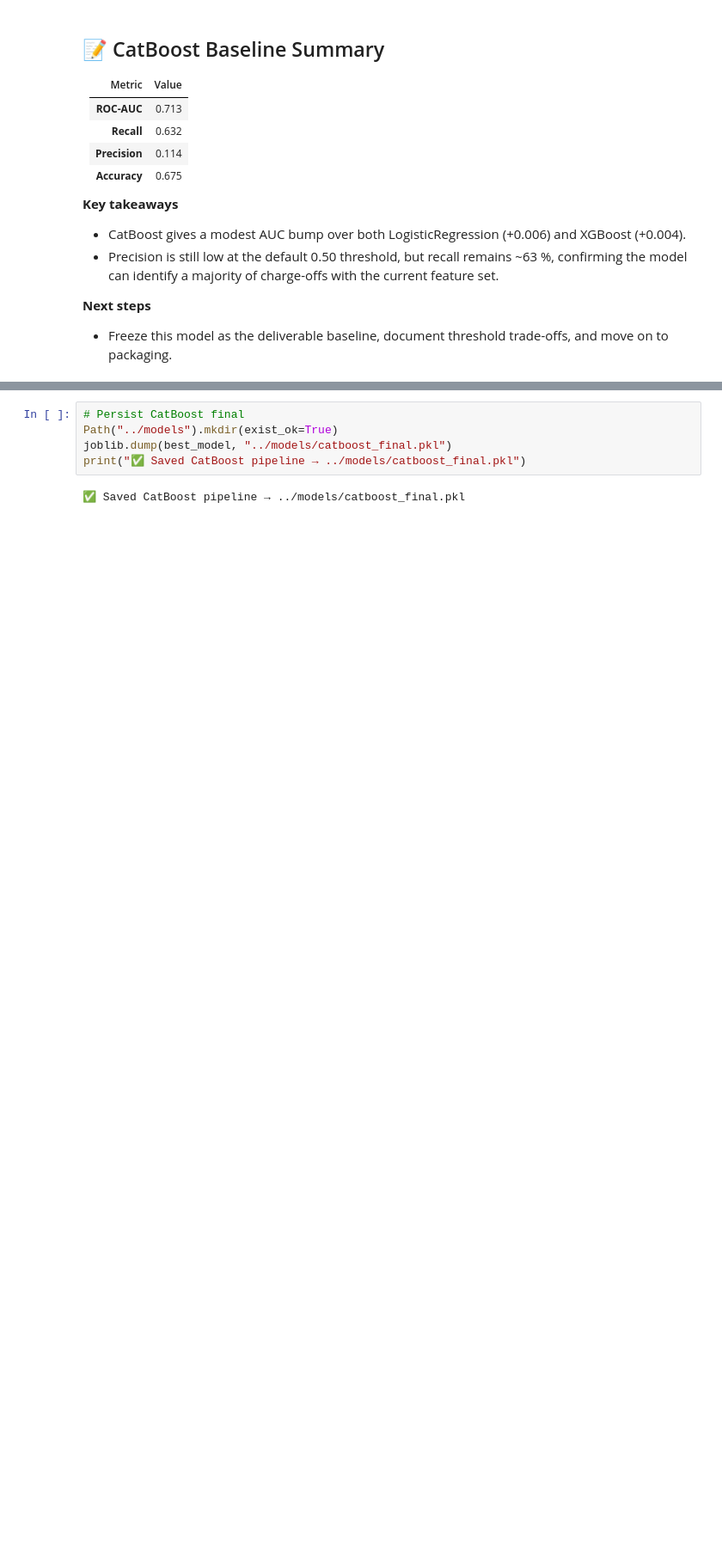
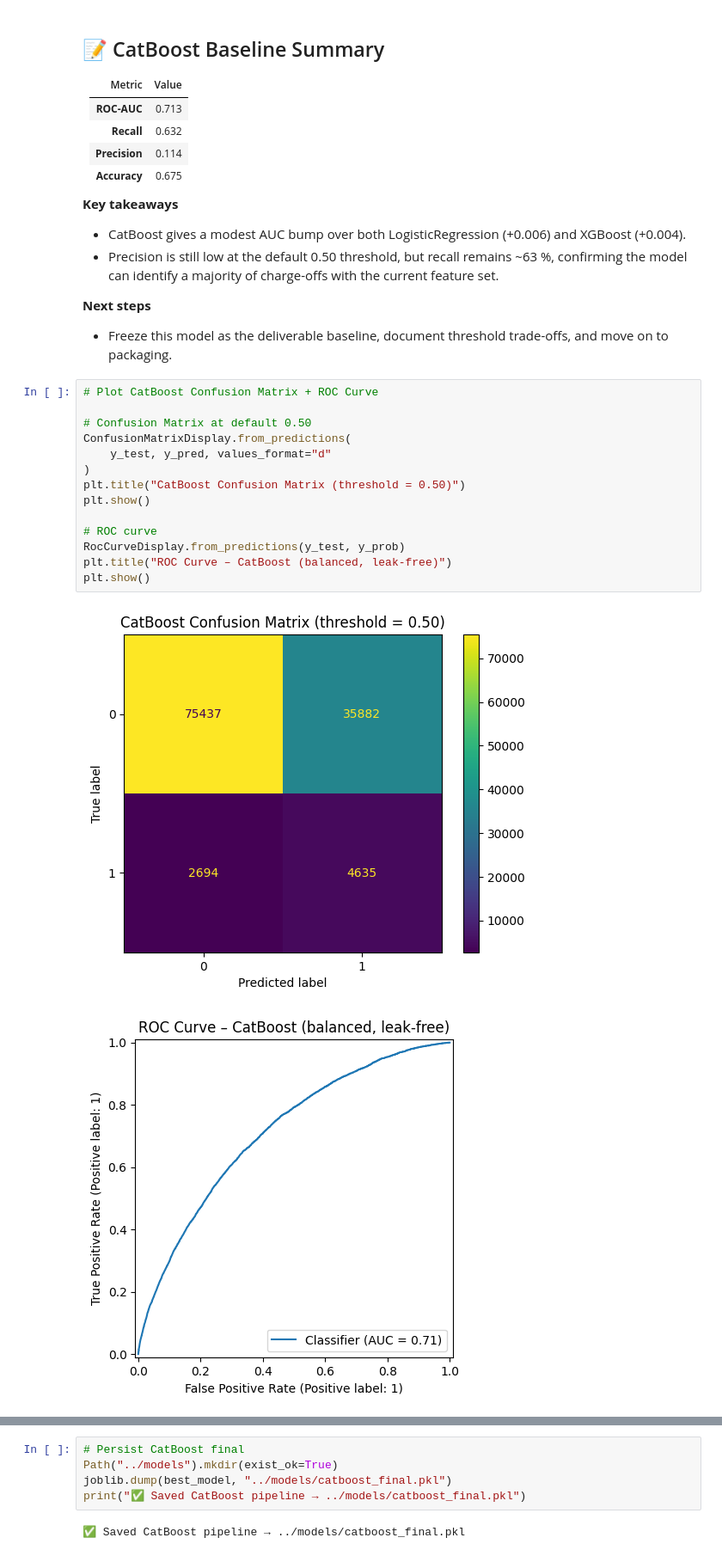
Before and after one commit to mcgrath-dylan/mcgrath-dylan, a Jupyter notebook: loan-default-ml-demo/notebooks/02_modeling.ipynb, the cells around one changed output, grey strips where cells are left out. Shown: that part at 86% size. Drawn from its saved outputs; the diff is of its cells as text; blank space fills up the shorter version.

```diff
--- a/loan-default-ml-demo/notebooks/02_modeling.ipynb
+++ b/loan-default-ml-demo/notebooks/02_modeling.ipynb
@@ -355,3 +355,20 @@ CatBoost baseline metrics: {'roc_auc': 0.7133193953752316, 'precision': 0.114396
 
 **Next steps**
 * Freeze this model as the deliverable baseline, document threshold trade-offs, and move on to packaging.
+# %%
+# Plot CatBoost Confusion Matrix + ROC Curve
+
+# Confusion Matrix at default 0.50
+ConfusionMatrixDisplay.from_predictions(
+    y_test, y_pred, values_format="d"
+)
+plt.title("CatBoost Confusion Matrix (threshold = 0.50)")
+plt.show()
+
+# ROC curve
+RocCurveDisplay.from_predictions(y_test, y_prob)
+plt.title("ROC Curve – CatBoost (balanced, leak-free)")
+plt.show()
+# %% [output]
+[figure, added]
+[figure, added]
```
Also changed, not shown: parts of 4 cells of this notebook.
